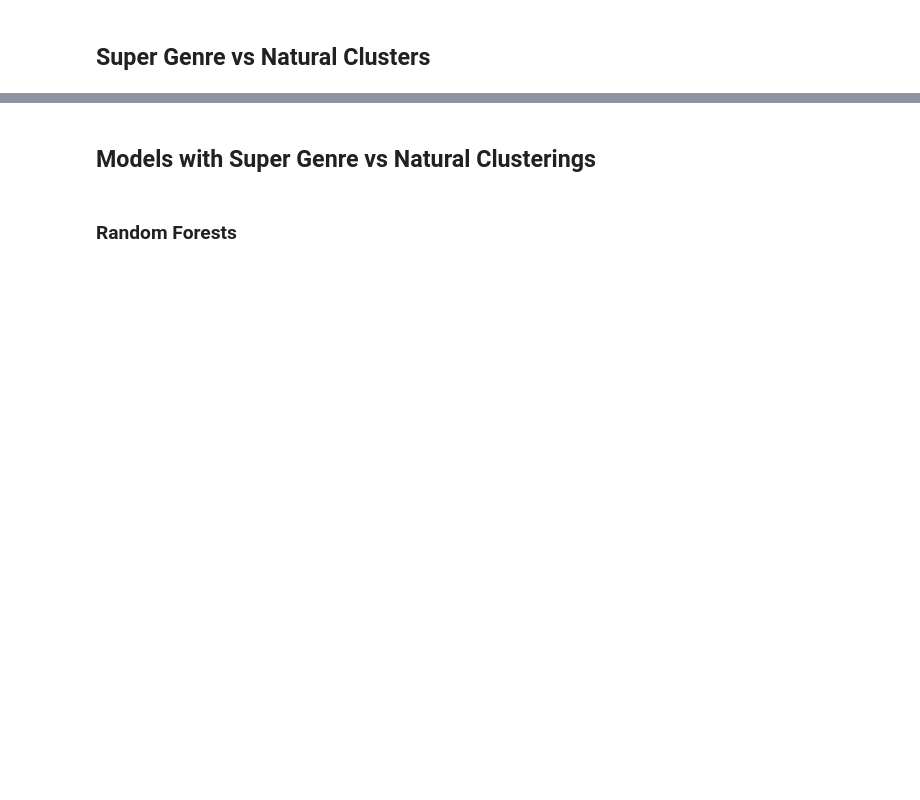
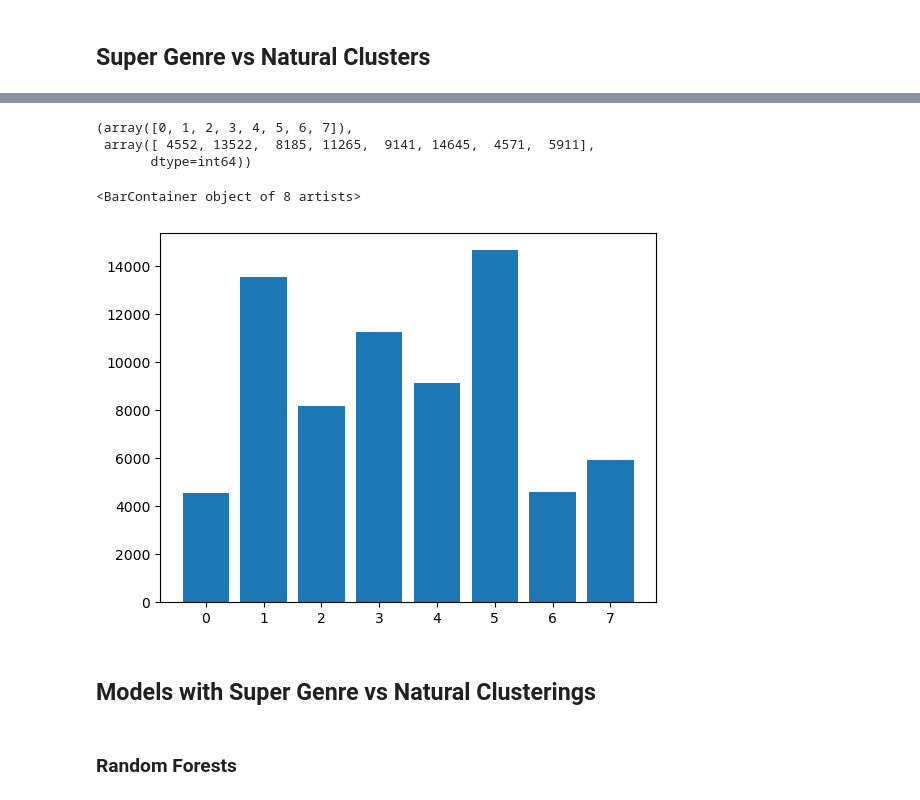
Before and after one commit to cjsyndergaard/project_486, a Jupyter notebook: project_clean.ipynb, the cells around one changed output, grey strips where cells are left out. Drawn from its saved outputs; the diff is of its cells as text; code cells hidden in the pictures; blank space fills up the shorter version.

```diff
--- a/project_clean.ipynb
+++ b/project_clean.ipynb
@@ -99,6 +123,15 @@ xtrain_clust, xtest_clust, ytrain_clust, ytest_clust = train_test_split(x, kmean
 # %%
-## There are, however, some very uneven clusters, anomolous tracks.
-np.unique(kmeans_per_k[6].labels_, return_counts=True)
+## There are, however, there don't seem to be particularly anomoulous tracks at this granularity.
+np.unique(ytrain_clust, return_counts=True)
+# %% [output]
+(array([0, 1, 2, 3, 4, 5, 6, 7]),
+ array([ 4552, 13522,  8185, 11265,  9141, 14645,  4571,  5911],
+       dtype=int64))
+# %%
+plt.bar(np.unique(ytrain_clust), np.unique(ytrain_clust, return_counts=True)[1])
+# %% [output]
+<BarContainer object of 8 artists>
+[figure, added]
 # %% [markdown]
 ## Models with Super Genre vs Natural Clusterings
 # %% [markdown]
```
Also changed, not shown: parts of 28 cells of this notebook, 36 other files.
